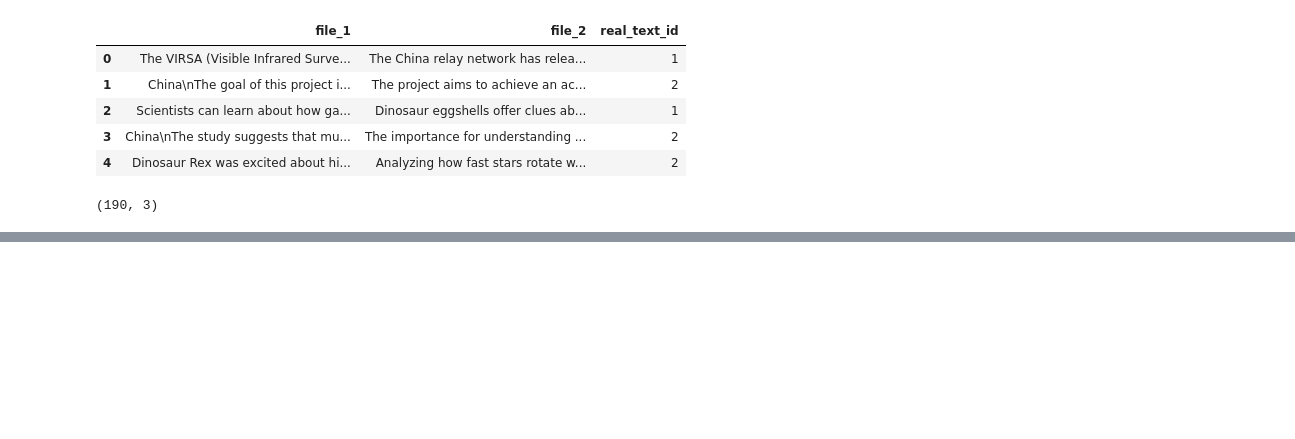
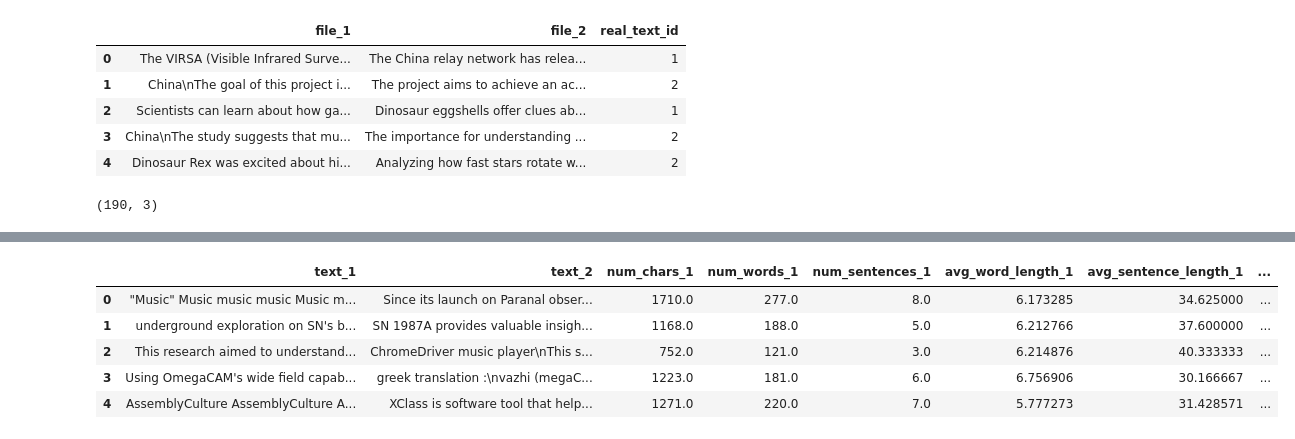
Before and after one commit to bdk-333/Fake-or-LLM-generated-summary, a Jupyter notebook: notebooks/Feature_Eng.ipynb, the cells around one changed output, grey strips where cells are left out. Saved outputs shown, nothing was run; the diff lists cells and outputs as text; code cells hidden in the pictures; blank space fills up the shorter version.

```diff
--- a/notebooks/Feature_Eng.ipynb
+++ b/notebooks/Feature_Eng.ipynb
@@ -46,0 +82,3 @@ final.rename(columns={'file_1': 'text_1', 'file_2': 'text_2', 'real_text_id': 'l
+# %%
+test = pd.read_csv('../data/test_processed.csv')
+test.head()
@@ -46,0 +92,18 @@ final.rename(columns={'file_1': 'text_1', 'file_2': 'text_2', 'real_text_id': 'l
+# %%
+test.drop(columns=['sample_id'], inplace=True)
+# %%
+test.rename(columns={'file_1.txt_context': 'text_1', 'file_2.txt_context': 'text_2'}, inplace=True)
+# %%
+features_1_test = test['text_1'].fillna('').astype(str).apply(generate_features).apply(pd.Series).add_suffix('_1')
+features_2_test = test['text_2'].fillna('').astype(str).apply(generate_features).apply(pd.Series).add_suffix('_2')
+# join features back to the dataframe
+test = pd.concat([test, features_1_test, features_2_test], axis=1)
+
+test.head()
+# %% [output]
+|  | text_1 | text_2 | num_chars_1 | num_words_1 | num_sentences_1 | avg_word_length_1 | avg_sentence_length_1 | ... |
+| 0 | "Music" Music music music Music m... | Since its launch on Paranal obser... | 1710.0 | 277.0 | 8.0 | 6.173285 | 34.625000 | ... |
+| 1 | underground exploration on SN's b... | SN 1987A provides valuable insigh... | 1168.0 | 188.0 | 5.0 | 6.212766 | 37.600000 | ... |
+| 2 | This research aimed to understand... | ChromeDriver music player\nThis s... | 752.0 | 121.0 | 3.0 | 6.214876 | 40.333333 | ... |
+| 3 | Using OmegaCAM's wide field capab... | greek translation :\nvazhi (megaC... | 1223.0 | 181.0 | 6.0 | 6.756906 | 30.166667 | ... |
+| 4 | AssemblyCulture AssemblyCulture A... | XClass is software tool that help... | 1271.0 | 220.0 | 7.0 | 5.777273 | 31.428571 | ... |
```
Also changed, not shown: parts of 5 cells of this notebook, 6 other files.
